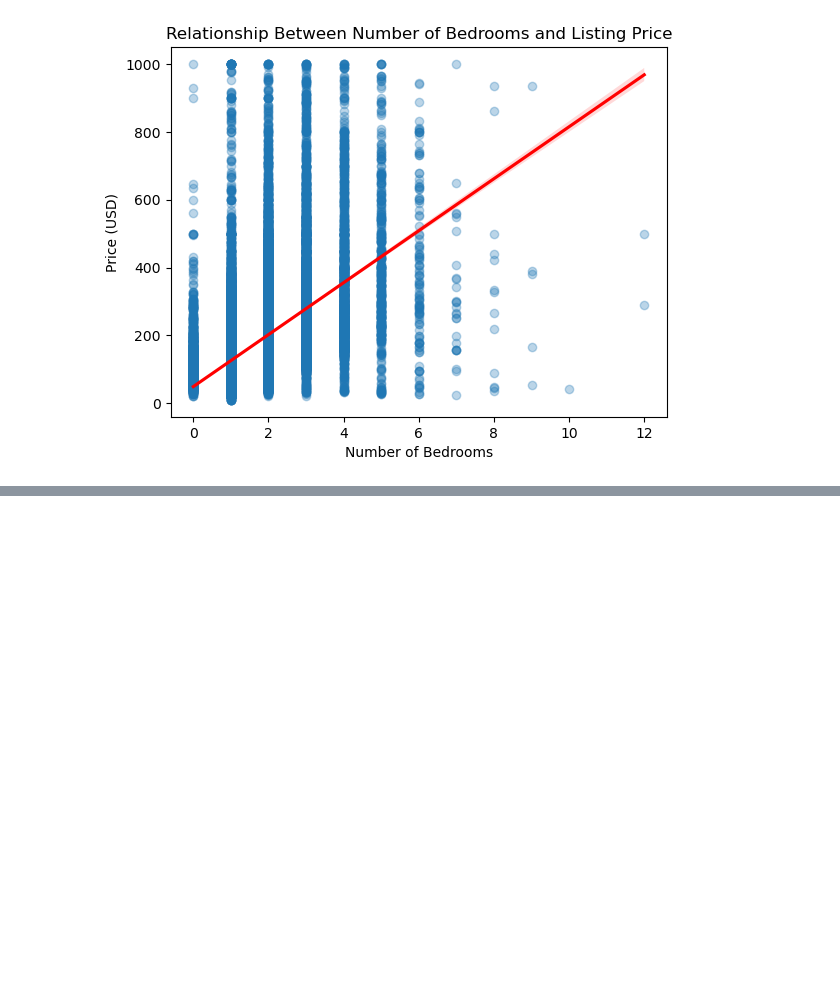
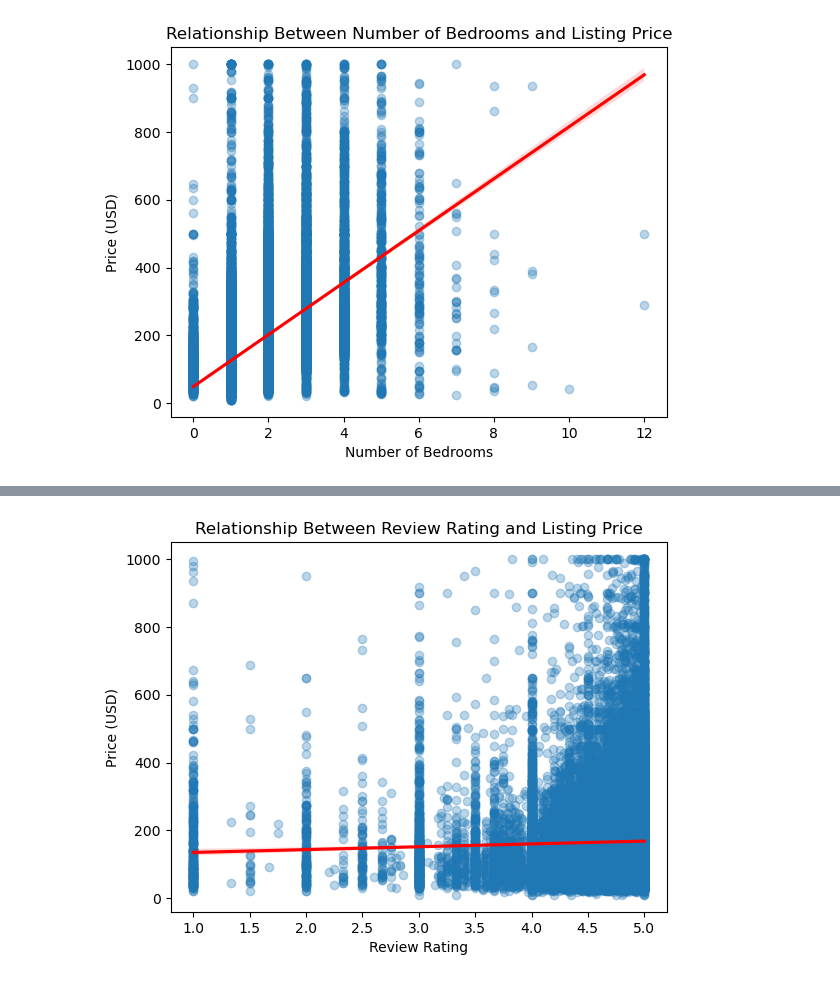
Before and after one commit to ft347/empirical-project, a Jupyter notebook: notebooks/03_data_analysis.ipynb, the cells around one changed output, grey strips where cells are left out. Cells and saved outputs as stored; diff of their text form; code cells hidden in the pictures; blank space fills up the shorter version.

```diff
--- a/notebooks/03_data_analysis.ipynb
+++ b/notebooks/03_data_analysis.ipynb
@@ -87,0 +104,16 @@ plt.show()
+# %%
+# Plotting review rating against price
+sns.regplot(data=df, x="review_scores_rating", y="price", scatter_kws={'alpha':0.3}, line_kws={'color':'red'})
+
+# Label axes
+plt.title("Relationship Between Review Rating and Listing Price")
+plt.xlabel("Review Rating")
+plt.ylabel("Price (USD)")
+
+# Save figure
+plt.savefig("../figures/03_review_rating_price.png")
+
+# Show figure
+plt.show()
+# %% [output]
+[figure, added]
```
Also changed, not shown: parts of 4 cells of this notebook, 7 other files.
